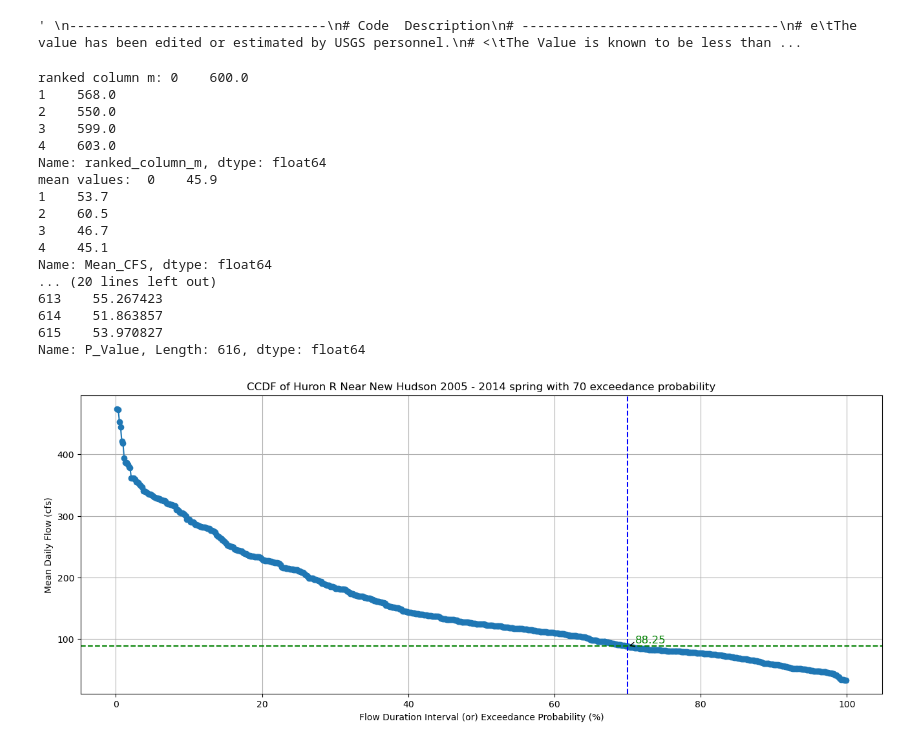
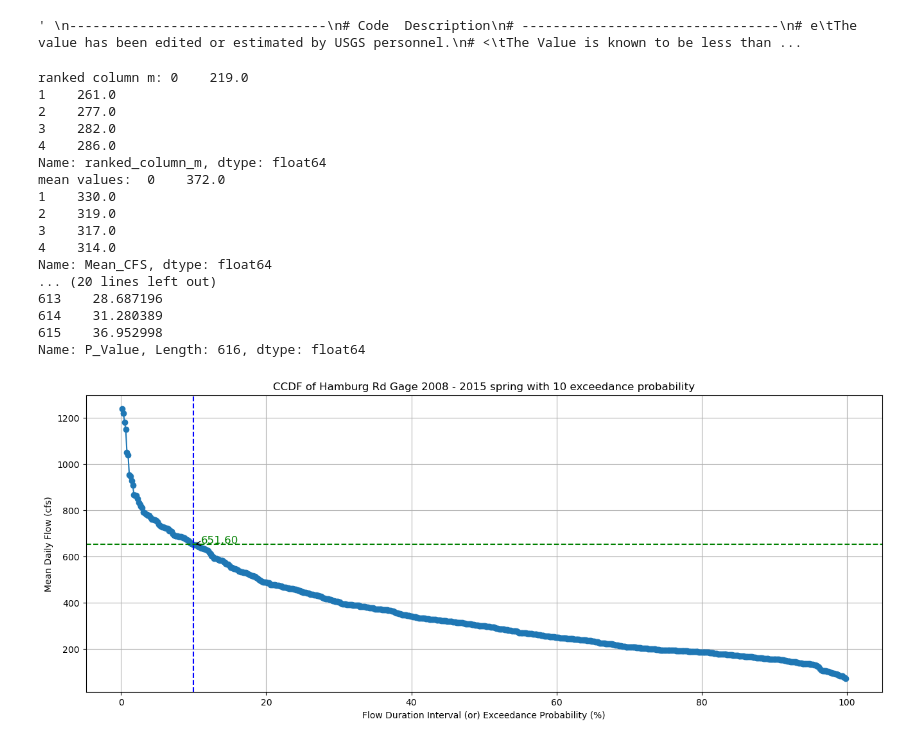
Before and after one commit to shinapatel/Recalculating_Flow_CCDFs, a Jupyter notebook: Final_CCDFs.ipynb, the cells around one changed output. Cells and saved outputs as stored; diff of their text form; code cells hidden in the pictures.

```diff
--- a/Final_CCDFs.ipynb
+++ b/Final_CCDFs.ipynb
@@ -21,9 +21,12 @@ from IPython.display import display
 ' \n---------------------------------\n# Code  Description\n# ---------------------------------\n# e\tThe value has been edited or estimated by USGS personnel.\n# <\tThe Value is known to be less than ...
 # %%
 #file_name = 'Wall Steet Gage 2008 - 2015'
-file_name = 'Huron R Near New Hudson 2005 - 2014'
-#file_name = 'Hamburg Rd Gage 2008 - 2015'
+# file_name = 'Huron R Near New Hudson 2005 - 2014'
+file_name = 'Hamburg Rd Gage 2008 - 2015'
 
 #time_period = 'august'
 time_period = 'spring'
+
+# x = 2005
+# y = 2014
 # %%
@@ -160,22 +211,23 @@ def CCDF_exceedance_flow(file_name, time_period):
 # %%
-df = CCDF_exceedance_flow(file_name, time_period)
+# debugging
+df = CCDF_exceedance_flow(file_name, time_period, 2008, 2015)
 # %% [output]
-ranked column m: 0    600.0
-1    568.0
-2    550.0
-3    599.0
-4    603.0
+ranked column m: 0    219.0
+1    261.0
+2    277.0
+3    282.0
+4    286.0
 Name: ranked_column_m, dtype: float64
-mean values:  0    45.9
-1    53.7
-2    60.5
-3    46.7
-4    45.1
+mean values:  0    372.0
+1    330.0
+2    319.0
+3    317.0
+4    314.0
 Name: Mean_CFS, dtype: float64
 ... (20 lines left out)
-613    55.267423
-614    51.863857
-615    53.970827
+613    28.687196
+614    31.280389
+615    36.952998
 Name: P_Value, Length: 616, dtype: float64
 # %%
 #Plotting CCDF
@@ -229,6 +281,6 @@ def CCDF_plot_P(df, x, y, P):
     plt.ylabel('Mean Daily Flow (cfs)')
     plt.grid(True)
 # %%
-CCDF_plot_P(df, x='P_Value', y='Mean_CFS', P=70)
+CCDF_plot_P(df, x='P_Value', y='Mean_CFS', P=10)
 # %% [output]
-[figure, old version]
+[figure, new version]
```
Also changed, not shown: parts of 2 cells of this notebook, 1 other file.
